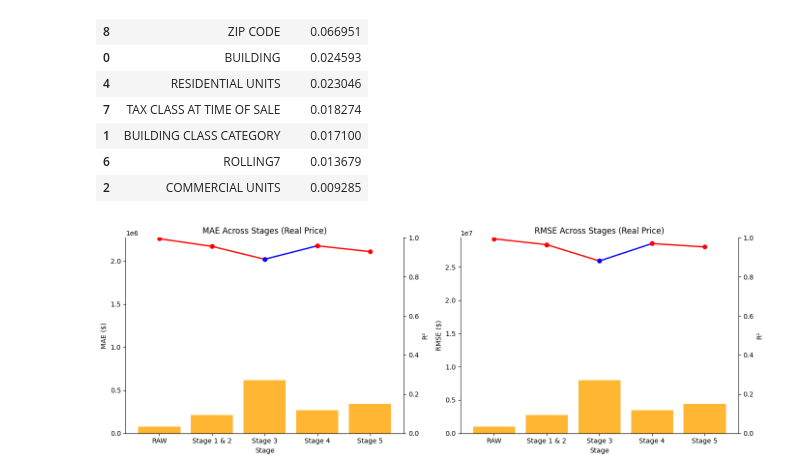
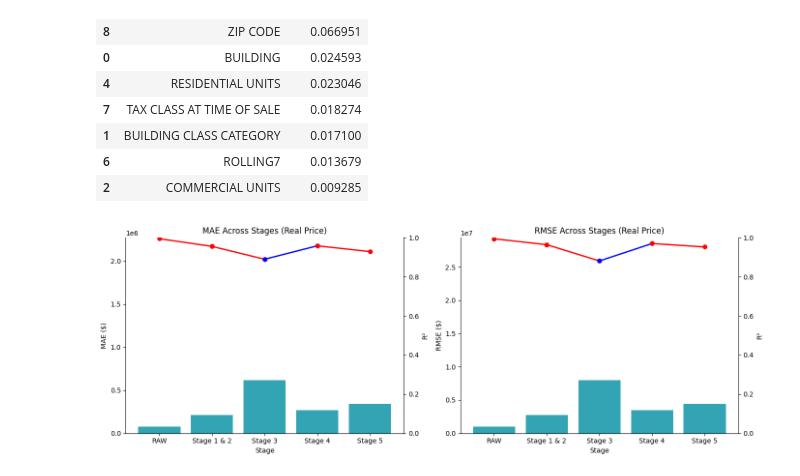
Before and after one commit to Gitzav/role_of_data_preparation, a Jupyter notebook: main.ipynb, the cells around one changed output. Cells and saved outputs as stored; diff of their text form; code cells hidden in the pictures.

Commit message:
modify chart

```diff
--- a/main.ipynb
+++ b/main.ipynb
@@ -1080,7 +1080,7 @@ ax_mae.spines["right"].set_visible(False)
 
 # Trục R² bên phải (bar màu cam)
 ax_mae_r2 = ax_mae.twinx()
-ax_mae_r2.bar(stages, r2_vals, alpha=0.8, color="orange")
+ax_mae_r2.bar(stages, r2_vals, alpha=0.8, color="#008EA0")
 ax_mae_r2.set_ylabel("R²")
 ax_mae_r2.set_ylim(0, 1)
 ax_mae_r2.grid(False)
@@ -1096,32 +1096,32 @@ for i in range(len(stages) - 1):
     if rmse_vals[i+1] > rmse_vals[i]:
         color = "blue"   # tăng
     elif rmse_vals[i+1] < rmse_vals[i]:
         color = "red"     # giảm
     else:
         color = "gray"
     ax_rmse.plot(x_seg, y_seg, marker="o", linewidth=2, color=color)
 
 ax_rmse.set_title("RMSE Across Stages (Real Price)")
 ax_rmse.set_xlabel("Stage")
 ax_rmse.set_ylabel("RMSE ($)")
 ax_rmse.set_ylim(bottom=0)
 ax_rmse.grid(False)
 ax_rmse.spines["top"].set_visible(False)
 ax_rmse.spines["right"].set_visible(False)
 
 ax_rmse_r2 = ax_rmse.twinx()
-ax_rmse_r2.bar(stages, r2_vals, alpha=0.8, color="orange")
+ax_rmse_r2.bar(stages, r2_vals, alpha=0.8, color="#008EA0")
 ax_rmse_r2.set_ylabel("R²")
 ax_rmse_r2.set_ylim(0, 1)
 ax_rmse_r2.grid(False)
 ax_rmse_r2.spines["top"].set_visible(False)
 ax_rmse_r2.spines["left"].set_visible(False)
 
 # Trục X chữ thẳng
 for ax in axes:
     ax.tick_params(axis="x", rotation=0)
 
 plt.tight_layout()
 plt.show()
 # %% [output]
-[figure, old version]
+[figure, new version]
```
